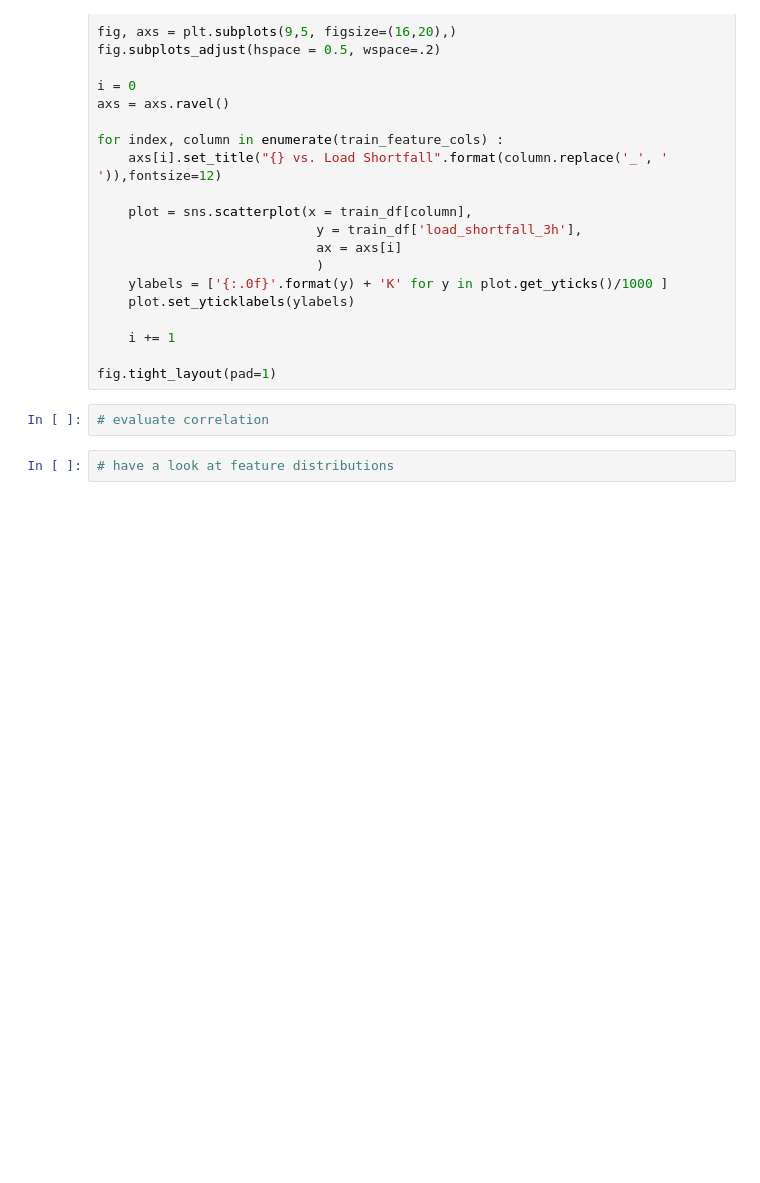
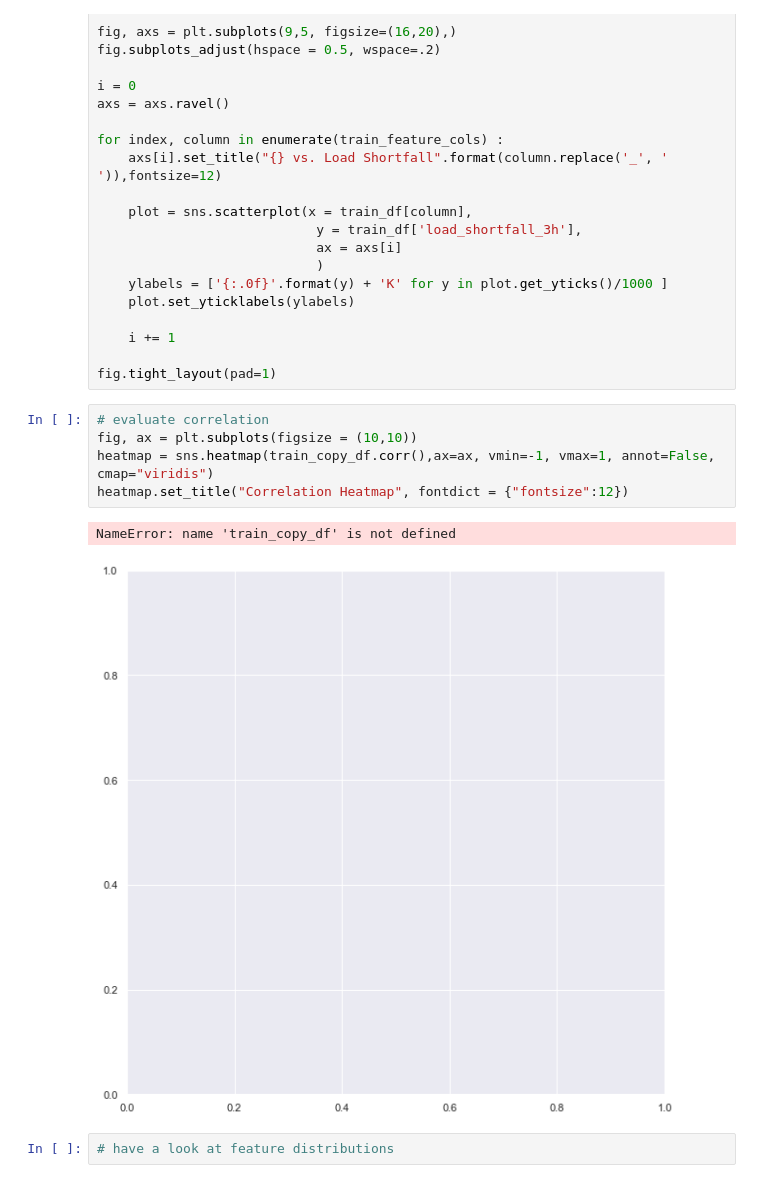
Before and after one commit to KenCBonyo/2110ACDS_ND5, a Jupyter notebook: 2110ACDS_ND5_v0.3.ipynb, the cells around one changed output. Cells and saved outputs as stored; diff of their text form; blank space fills up the shorter version.

```diff
--- a/2110ACDS_ND5_v0.3.ipynb
+++ b/2110ACDS_ND5_v0.3.ipynb
@@ -450,8 +490,14 @@ for index, column in enumerate(train_feature_cols) :
     i += 1
 
 fig.tight_layout(pad=1)
-# %%
-# evaluate correlation
+# %%
+# evaluate correlation
+fig, ax = plt.subplots(figsize = (10,10))
+heatmap = sns.heatmap(train_copy_df.corr(),ax=ax, vmin=-1, vmax=1, annot=False, cmap="viridis")
+heatmap.set_title("Correlation Heatmap", fontdict = {"fontsize":12})
+# %% [output]
+NameError: name 'train_copy_df' is not defined
+[figure, added]
 # %%
 # have a look at feature distributions
 # %% [markdown]
```
Also changed, not shown: parts of 6 cells of this notebook.
